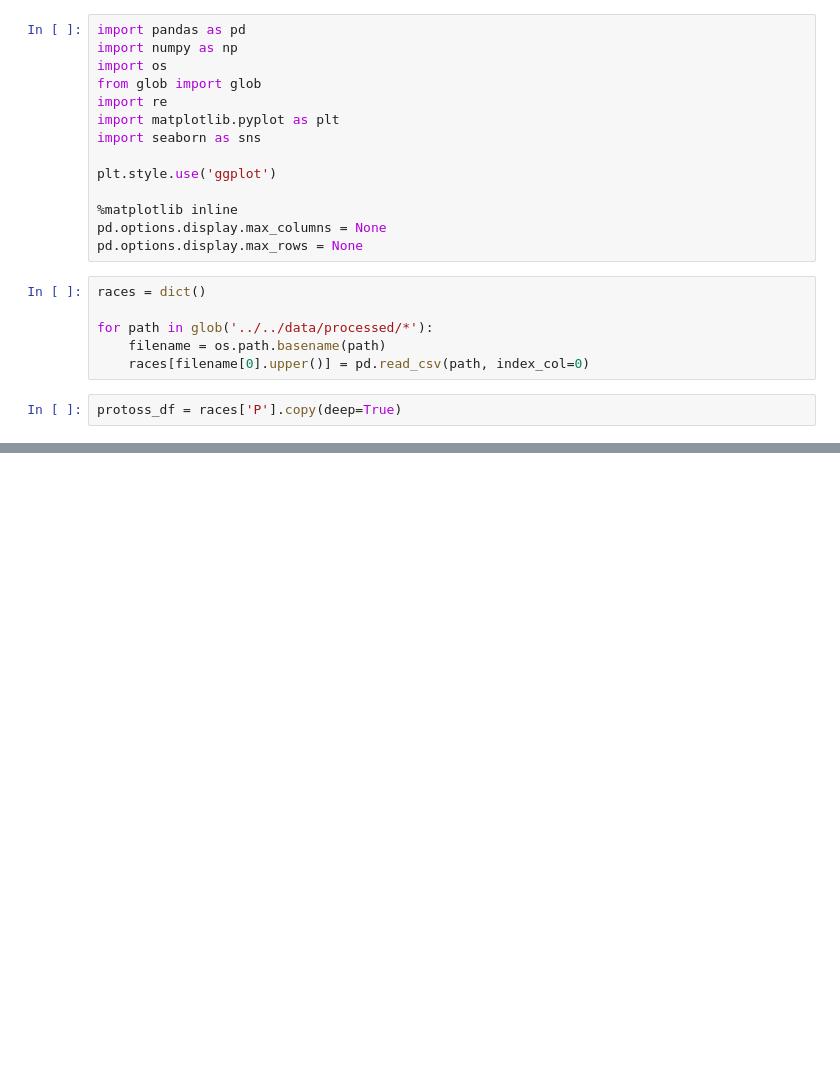
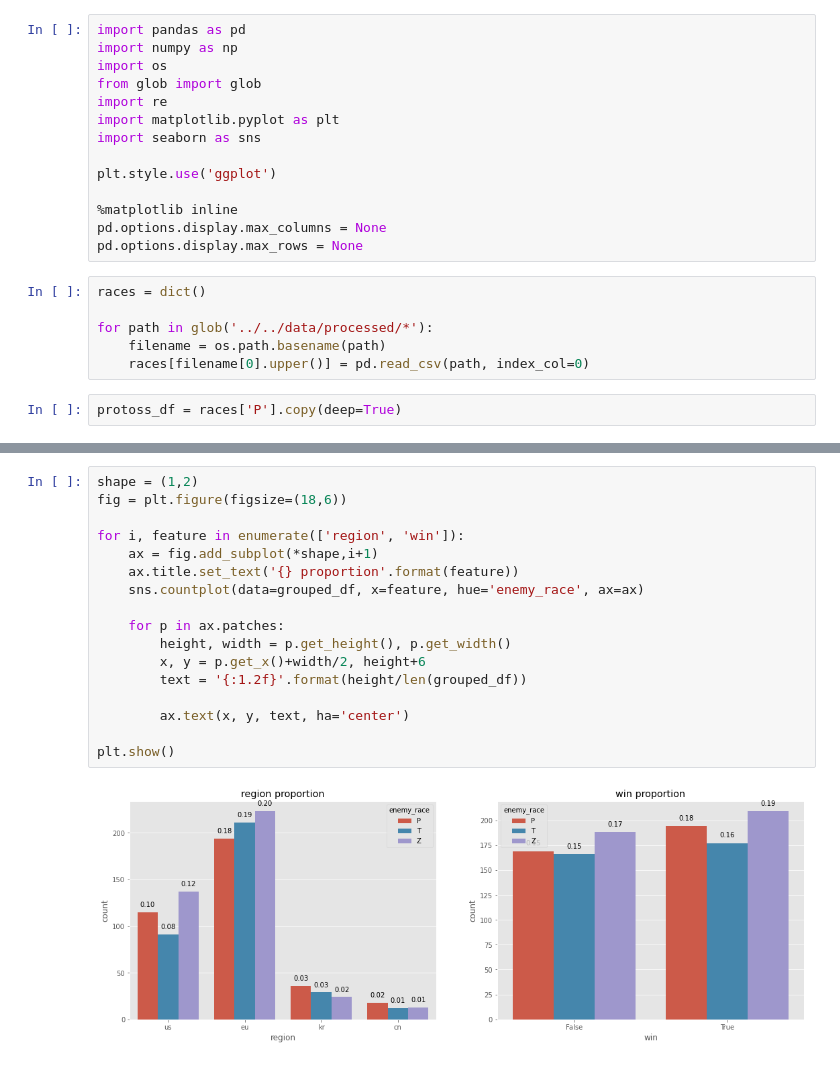
Before and after one commit to ucfcs/Fall2020-Group-20, a Jupyter notebook: notebooks/protoss/protoss_exploration.ipynb, the cells around one changed output, grey strips where cells are left out. Cells and saved outputs as stored; diff of their text form; blank space fills up the shorter version.

```diff
--- a/notebooks/protoss/protoss_exploration.ipynb
+++ b/notebooks/protoss/protoss_exploration.ipynb
@@ -42,2 +54,21 @@ plt.show()
+# %%
+shape = (1,2)
+fig = plt.figure(figsize=(18,6))
+
+for i, feature in enumerate(['region', 'win']):
+    ax = fig.add_subplot(*shape,i+1)
+    ax.title.set_text('{} proportion'.format(feature))
+    sns.countplot(data=grouped_df, x=feature, hue='enemy_race', ax=ax)
+
+    for p in ax.patches:
+        height, width = p.get_height(), p.get_width()
+        x, y = p.get_x()+width/2, height+6
+        text = '{:1.2f}'.format(height/len(grouped_df))
+
+        ax.text(x, y, text, ha='center')
+
+plt.show()
+# %% [output]
+[figure, added]
 # %%
 plt.figure(figsize=(24, 6))
```
Also changed, not shown: parts of 8 cells of this notebook, 5 other files.
